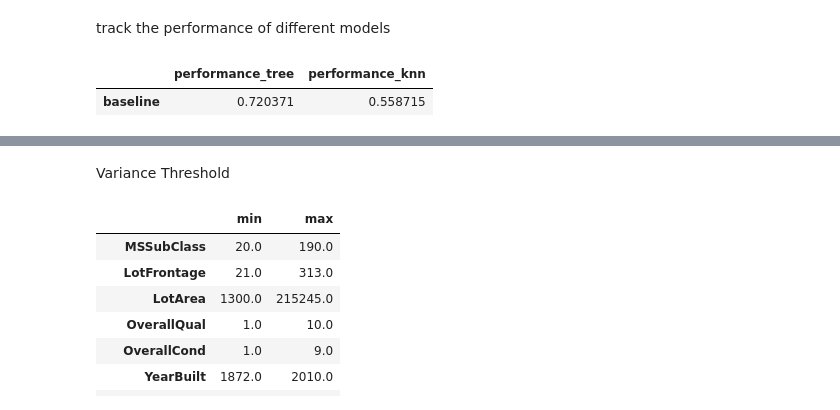
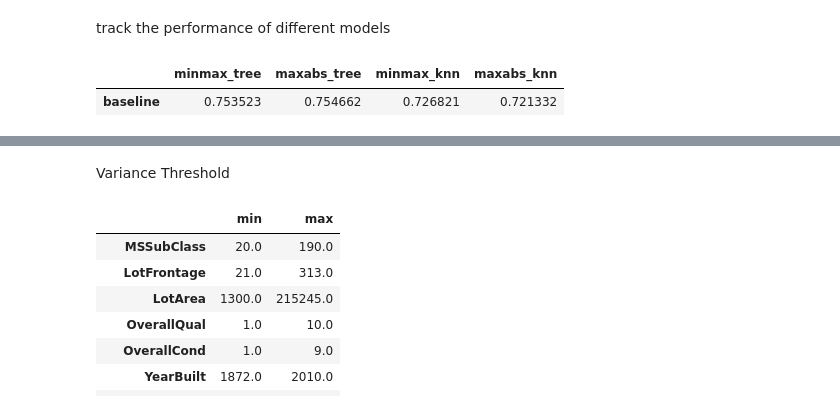
Before and after one commit to Joldon/housing_prices_ML, a Jupyter notebook: housing_prices_feature_selection.ipynb, the cells around one changed output, grey strips where cells are left out. Saved outputs shown, nothing was run; the diff lists cells and outputs as text; code cells hidden in the pictures.

Commit message:
four models for kaggle submission

```diff
--- a/housing_prices_feature_selection.ipynb
+++ b/housing_prices_feature_selection.ipynb
@@ -154,0 +202,12 @@ tree_pred = model_pipe_2.predict(X_test)
+# %%
+
+
+model_pipe_tree_maxabs = Pipeline(steps=[
+    ('preprocessor', preprocessor),
+    ('my_scaler', MaxAbsScaler()),
+    # ('var_threshold', VarianceThreshold()),
+    # ('mod_feature_sel', SelectFromModel(DecisionTreeRegressor())),
+    ('model', DecisionTreeRegressor())
+])
+# %%
+model_pipe_tree_maxabs.fit(X_train, y_train)
@@ -155,3 +231,5 @@ tree_pred = model_pipe_2.predict(X_test)
+# %%
+tree_pred_maxabs = model_pipe_tree_maxabs.predict(X_test)
 # %%
 # Thhis code produces error because X_train here is unprocessed data with missing values
 # to use preprocessed data in the model, we need to use the pipeline above
@@ -172,9 +246,15 @@ performances = pd.DataFrame(columns=['performance_tree', 'performance_knn'])
+# %%
+
+
+performances = pd.DataFrame(columns=['minmax_tree', 'maxabs_tree', 'minmax_knn', 'maxabs_knn'])
 # %%
 # Add the first performances of the baseline models to the DataFrame.
-performances.loc['baseline', 'performance_tree'] = r2_score(y_test, tree_pred)
-performances.loc['baseline', 'performance_knn'] = r2_score(y_test, knn_pred)
+performances.loc['baseline', 'minmax_tree'] = r2_score(y_test, tree_pred_minmax) #or r2_score(y_true = y_test, y_pred = tree_pred)
+performances.loc['baseline', 'maxabs_tree'] = r2_score(y_test, tree_pred_maxabs)
+performances.loc['baseline', 'minmax_knn'] = r2_score(y_test, knn_pred_minmax)
+performances.loc['baseline', 'maxabs_knn'] = r2_score(y_test, knn_pred_maxabs)
 
 performances
 # %% [output]
-|  | performance_tree | performance_knn |
-| baseline | 0.720371 | 0.558715 |
+|  | minmax_tree | maxabs_tree | minmax_knn | maxabs_knn |
+| baseline | 0.753523 | 0.754662 | 0.726821 | 0.721332 |
```
Also changed, not shown: parts of 35 cells of this notebook.
